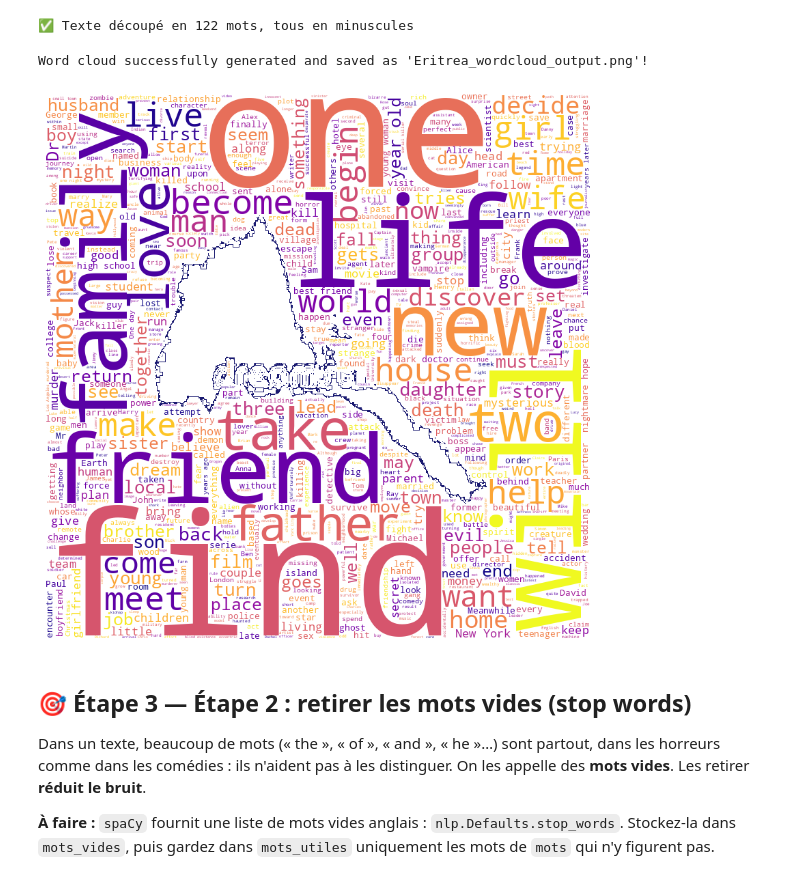
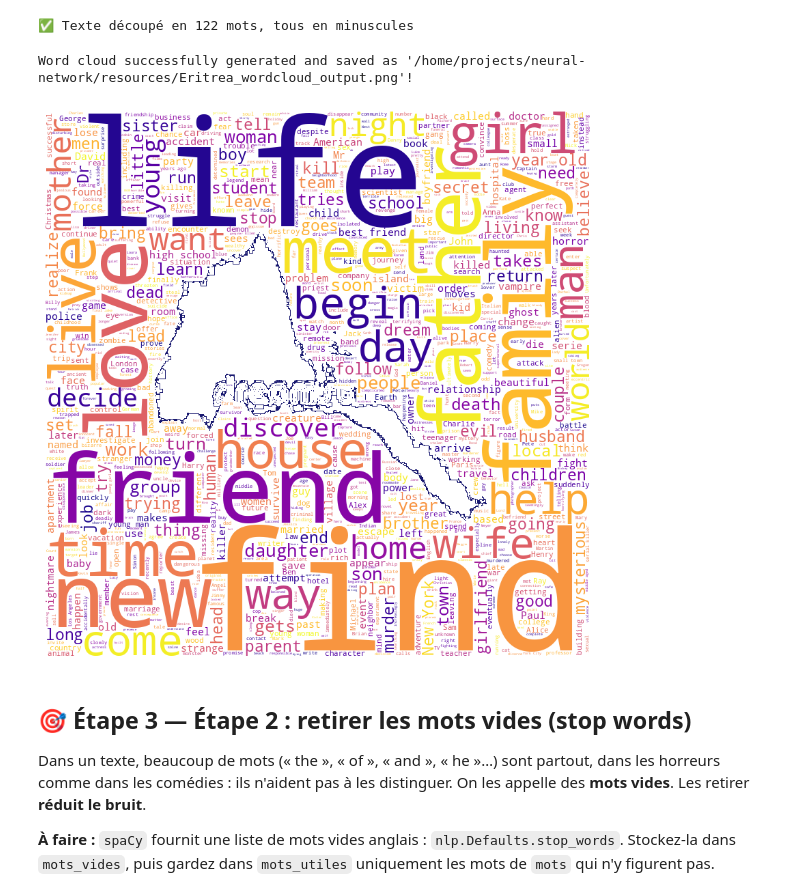
Before and after one commit to Tesfabirhan-WR/neural-network, a Jupyter notebook: notebooks/tp7_texte_nlp.ipynb, the cells around one changed output. Drawn from its saved outputs; the diff is of its cells as text; code cells hidden in the pictures.

Commit message:
word cloud build

```diff
--- a/notebooks/tp7_texte_nlp.ipynb
+++ b/notebooks/tp7_texte_nlp.ipynb
@@ -122,37 +120,41 @@ except FileNotFoundError:
     exit()
 
 # 3. Set up stopwords (common words to ignore)
 stopwords = set(STOPWORDS)
-stopwords.update(["et", "les", "des", "le", "la", "un", "une"])
+# Combine WordCloud's stop words with spaCy's English stop words
+stopwords.update(nlp.Defaults.stop_words)
+
+# Remove frequent words that are not useful for distinguishing film summaries
+stopwords.update({"film", "movie", "story"})
 
 # 4. Configure and generate the Word Cloud
 wc = WordCloud(
     background_color="white",       # Background color of the output
     max_words=1000,                 # Maximum number of words
     mask=eritrea_mask,               # Apply the Eritrean map shape
     stopwords=stopwords,            # Filter out generic words
     contour_width=1,                # Width of the border outline
     contour_color='midnightblue',   # Color of the border outline
     colormap='plasma'               # Color palette for the words (e.g., 'viridis', 'plasma', 'inferno')
 )
 
 # Generate the word cloud from text
 wc.generate(text_data)
 
 # 5. Save the output image
-output_filename = "Eritrea_wordcloud_output.png"
+output_filename = "/home/projects/neural-network/resources/Eritrea_wordcloud_output.png"
 wc.to_file(output_filename)
 print(f"Word cloud successfully generated and saved as '{output_filename}'!")
 
 # 6. Display the result using Matplotlib
 plt.figure(figsize=(10,8))
 plt.imshow(wc, interpolation="bilinear")
 plt.axis("off")  # Hide the axes
 plt.tight_layout(pad=0)
 plt.show()
 # %% [output]
-Word cloud successfully generated and saved as 'Eritrea_wordcloud_output.png'!
+Word cloud successfully generated and saved as '/home/projects/neural-network/resources/Eritrea_wordcloud_output.png'!
-[figure, old version]
+[figure, new version]
 # %% [markdown]
 ## 🎯 Étape 3 — Étape 2 : retirer les mots vides (stop words)
 Dans un texte, beaucoup de mots (« the », « of », « and », « he »…) sont partout, dans les horreurs comme dans les comédies : ils n'aident pas à les distinguer. On les appelle des **mots vides**. Les retirer **réduit le bruit**.
```
Also changed, not shown: parts of 1 cell of this notebook, 3 other files.
